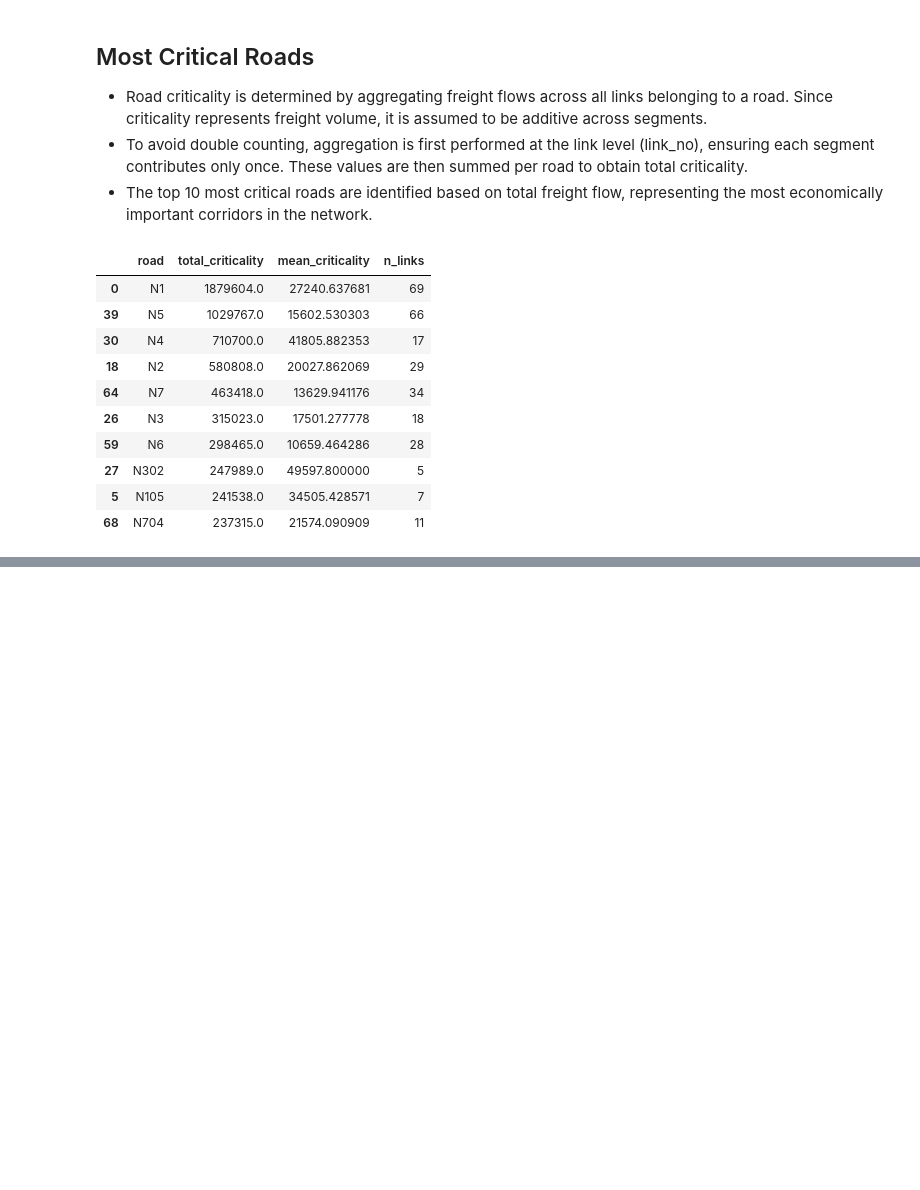
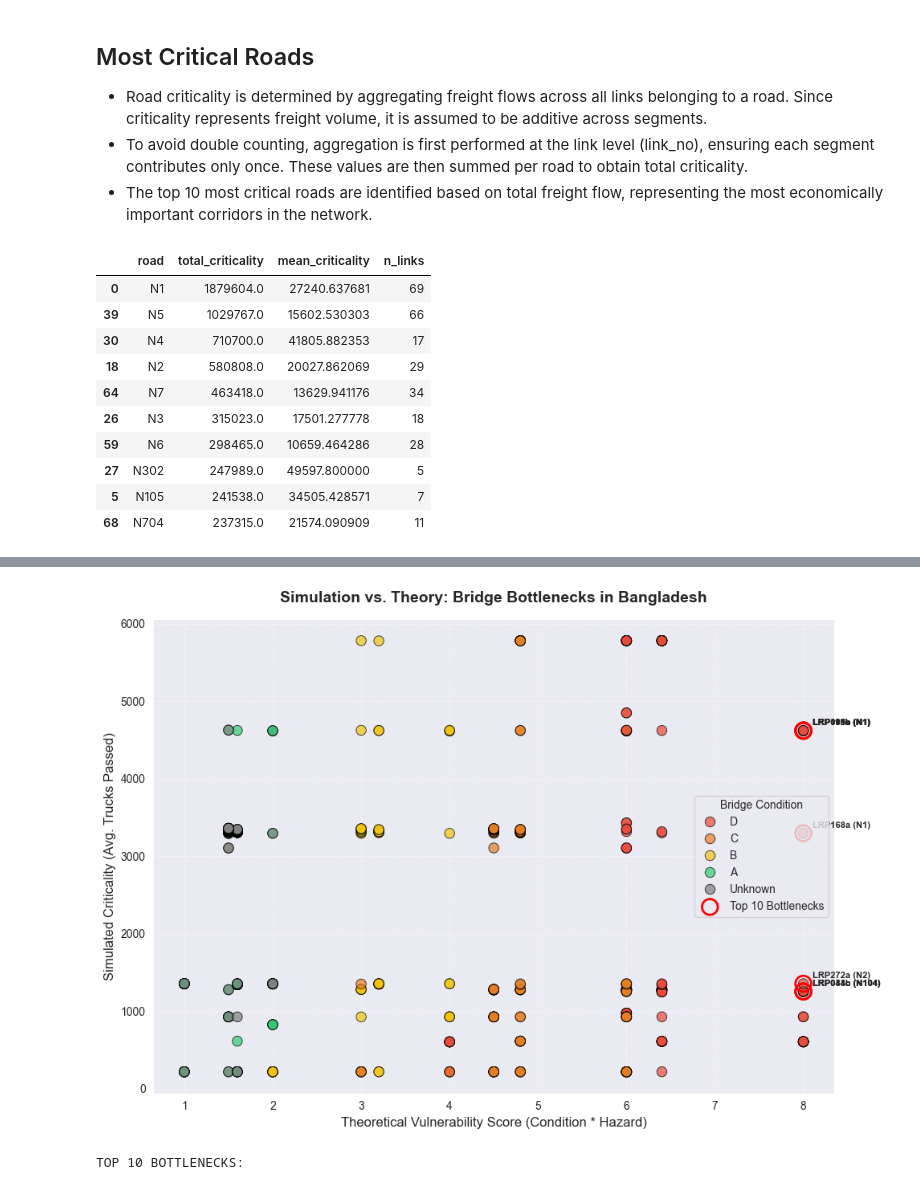
Before and after one commit to MeikeHR/EPA133a-G02-A4, a Jupyter notebook: EPA1352-G02-A4/notebook/Data Analysis.ipynb, the cells around one changed output, grey strips where cells are left out. Cells and saved outputs as stored; diff of their text form; code cells hidden in the pictures; blank space fills up the shorter version.

```diff
--- a/EPA1352-G02-A4/notebook/Data Analysis.ipynb
+++ b/EPA1352-G02-A4/notebook/Data Analysis.ipynb
@@ -944,0 +945,73 @@ plt.show()
+# %%
+import pandas as pd
+import matplotlib.pyplot as plt
+import seaborn as sns
+
+# load theory data
+theorie_path = '../data/new_data/roads_after_dataanalysis.csv'
+gdf_roads = pd.read_csv(theorie_path)
+
+# load simulation data
+sim_path = '../model/results simulation/bridges_S0.csv'
+
+try:
+    df_sim = pd.read_csv(sim_path)
+except FileNotFoundError:
+    raise FileNotFoundError(f"Error: Could not find {sim_path}.")
+
+# calculate average amount of trucks
+sim_agg = df_sim.groupby('bridge_id')['trucks_passed'].mean().reset_index()
+sim_agg.rename(columns={'trucks_passed': 'simulated_trucks'}, inplace=True)
+
+# merging
+gdf_roads = gdf_roads.merge(sim_agg, left_on='id', right_on='bridge_id', how='left')
+
+# filtering
+final_bridges = gdf_roads[gdf_roads['model_type'] == 'bridge'].copy()
+
+# compare
+plt.figure(figsize=(10, 7), facecolor='white')
+
+sns.scatterplot(
+    data=final_bridges,
+    x='vulnerability_score',
+    y='simulated_trucks',
+    hue='condition',
+    palette={'A': '#2ecc71', 'B': '#f1c40f', 'C': '#e67e22', 'D': '#e74c3c', 'Unknown': 'grey'},
+    s=80, alpha=0.7, edgecolor='black'
+)
+
+# top 10 bottlenecks
+top_bottlenecks = final_bridges.sort_values(
+    by=['vulnerability_score', 'simulated_trucks'],
+    ascending=[False, False]
+).head(10)
+
+plt.scatter(
+    top_bottlenecks['vulnerability_score'],
+    top_bottlenecks['simulated_trucks'],
+    color='none', edgecolor='red', linewidth=2, s=200, label='Top 10 Bottlenecks'
+)
+
+for _, row in top_bottlenecks.iterrows():
+    plt.annotate(
+        f"{row['lrp']} ({row['road']})",
+        (row['vulnerability_score'], row['simulated_trucks']),
+        xytext=(8, 5), textcoords='offset points', fontsize=8, fontweight='bold'
+    )
+
+plt.title('Simulation vs. Theory: Bridge Bottlenecks in Bangladesh', fontsize=14, fontweight='bold', pad=15)
+plt.xlabel('Theoretical Vulnerability Score (Condition * Hazard)', fontsize=12)
+plt.ylabel('Simulated Criticality (Avg. Trucks Passed)', fontsize=12)
+plt.grid(True, linestyle='--', alpha=0.5)
+plt.legend(title='Bridge Condition')
+
+plt.tight_layout()
+plt.savefig('simulation_vs_theory.png', dpi=150, bbox_inches='tight')
+plt.show()
+
+print("\nTOP 10 BOTTLENECKS:")
+display(top_bottlenecks[['road', 'lrp', 'name', 'condition', 'vulnerability_score', 'simulated_trucks']])
+# %% [output]
+[figure, added]
+TOP 10 BOTTLENECKS:
```
Also changed, not shown: parts of 16 cells of this notebook, 5 other files.
